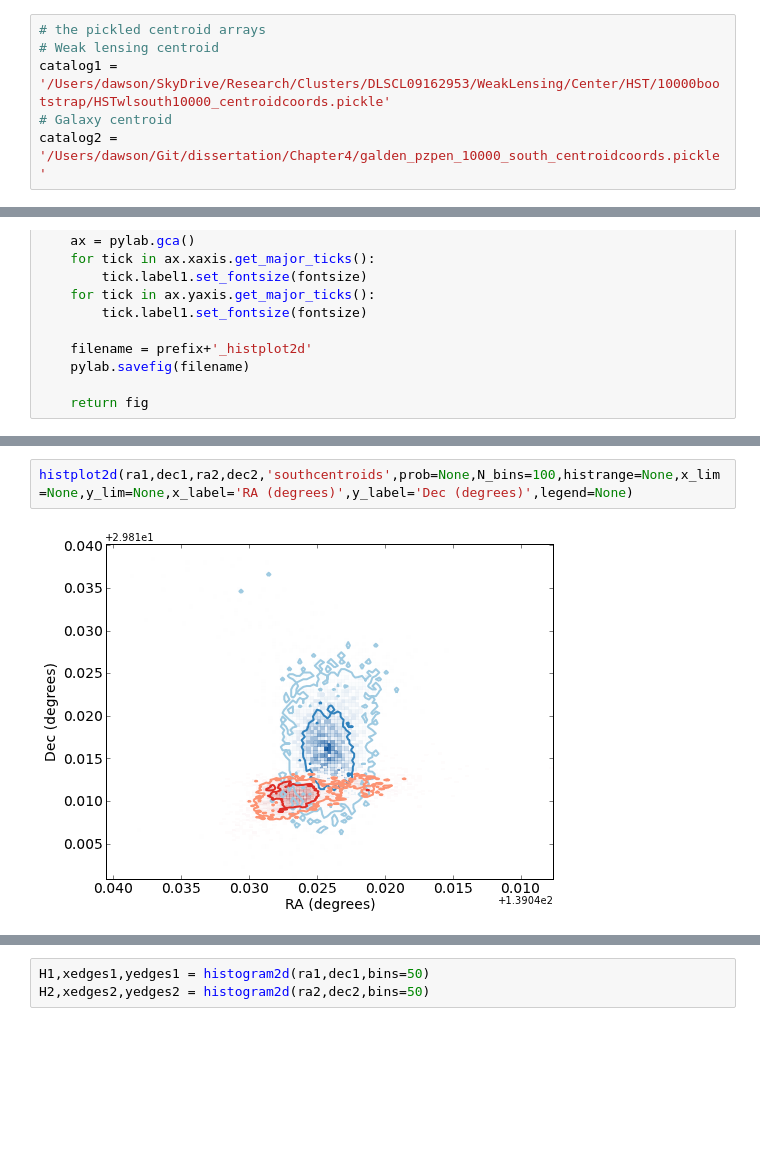
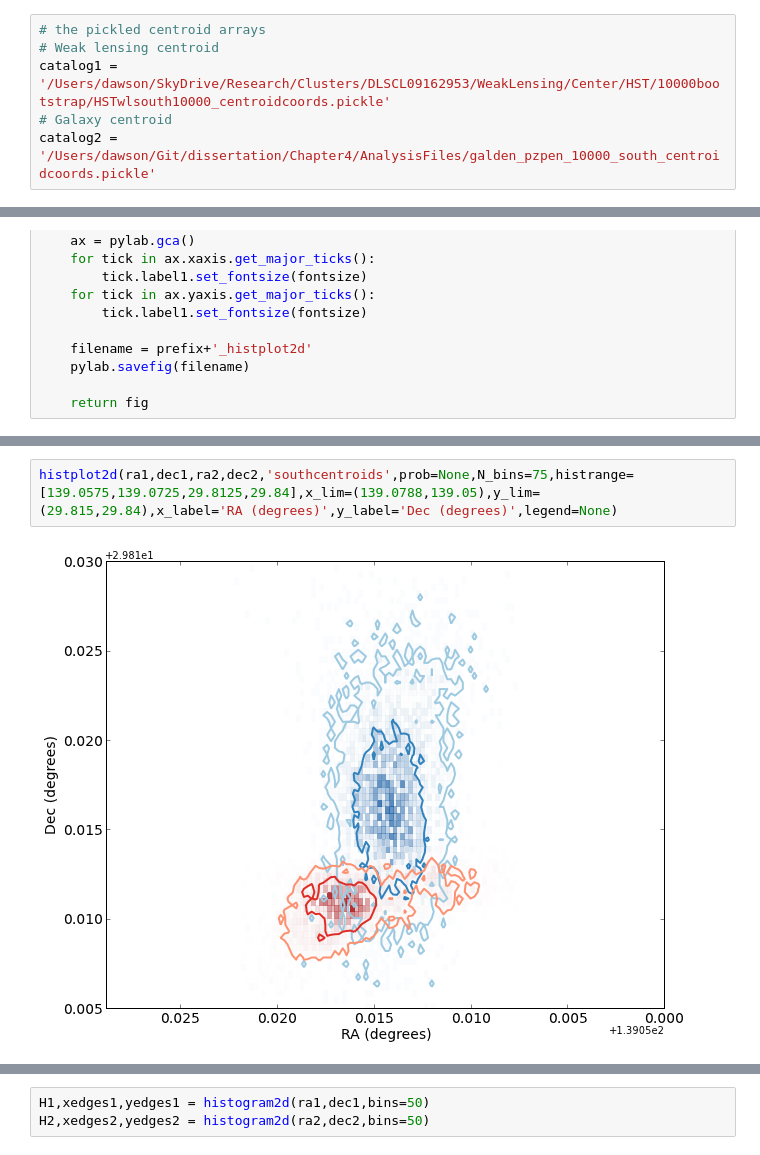
Before and after one commit to wadawson/dissertation, a Jupyter notebook: Chapter4/AnalysisFiles/CentroidCalculations_pzpen.ipynb, the cells around one changed output, grey strips where cells are left out. Cells and saved outputs as stored; diff of their text form; blank space fills up the shorter version.

```diff
--- a/Chapter4/AnalysisFiles/CentroidCalculations_pzpen.ipynb
+++ b/Chapter4/AnalysisFiles/CentroidCalculations_pzpen.ipynb
@@ -24,7 +24,7 @@ N_bins = 50
 # Weak lensing centroid
 catalog1 = '/Users/dawson/SkyDrive/Research/Clusters/DLSCL09162953/WeakLensing/Center/HST/10000bootstrap/HSTwlsouth10000_centroidcoords.pickle'
 # Galaxy centroid
-catalog2 = '/Users/dawson/Git/dissertation/Chapter4/galden_pzpen_10000_south_centroidcoords.pickle'
+catalog2 = '/Users/dawson/Git/dissertation/Chapter4/AnalysisFiles/galden_pzpen_10000_south_centroidcoords.pickle'
 # %%
 # I had to create files without a 3 axis of bootstraps to be able to read the wcs header in with pywcs
 fits1 = '/Users/dawson/SkyDrive/Research/Clusters/DLSCL09162953/WeakLensing/HST/topoAnalysis/DLSCL0916_hst_ri0094ro2_noboot_15bin_pofz_imgwcsv1.fits'
@@ -269,4 +287,4 @@ def histplot2d(x,y,x2,y2,prefix,prob=None,N_bins=100,histrange=None,x_lim=None,y
 # %%
-histplot2d(ra1,dec1,ra2,dec2,'southcentroids',prob=None,N_bins=100,histrange=None,x_lim=None,y_lim=None,x_label='RA (degrees)',y_label='Dec (degrees)',legend=None)
+histplot2d(ra1,dec1,ra2,dec2,'southcentroids',prob=None,N_bins=75,histrange=[139.0575,139.0725,29.8125,29.84],x_lim=(139.0788,139.05),y_lim=(29.815,29.84),x_label='RA (degrees)',y_label='Dec (degrees)',legend=None)
 # %% [output]
-[figure, old version]
+[figure, new version]
```
Also changed, not shown: parts of 24 cells of this notebook, 9 other files.
